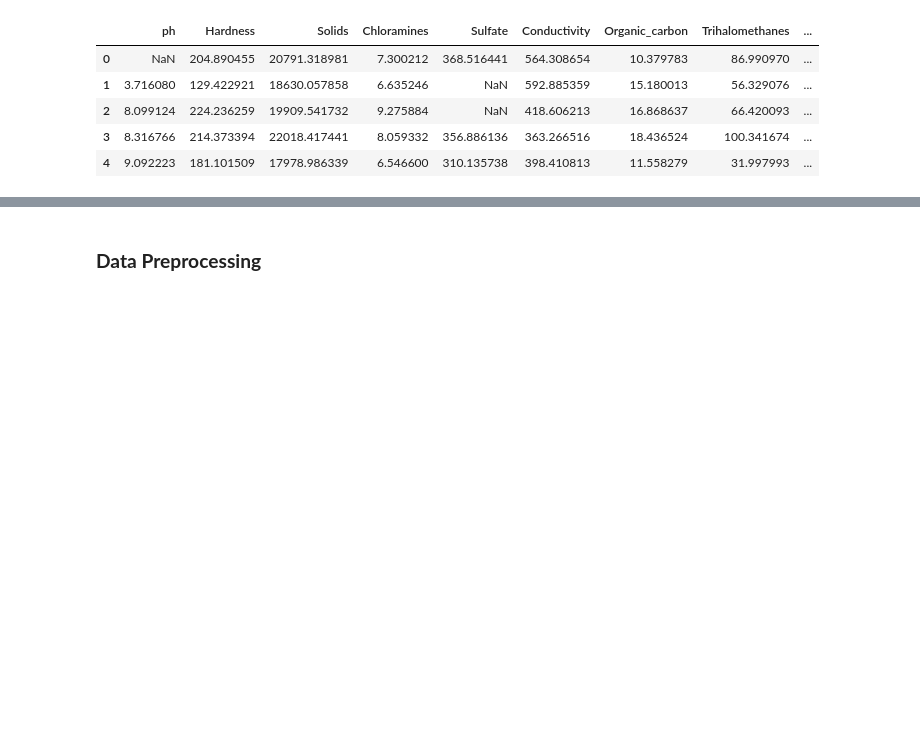
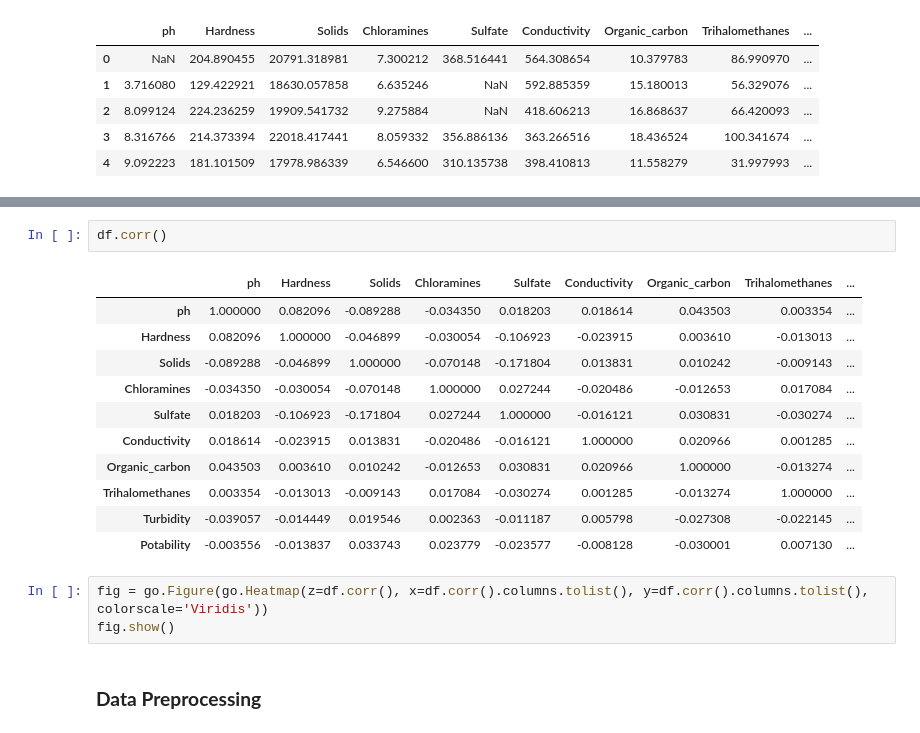
Before and after one commit to AnirudhBagalkotker/Identification_of_Portable_Water_ML_Model, a Jupyter notebook: BITS_F464_Project_Template_Sem_1_2023.ipynb, the cells around one changed output, grey strips where cells are left out. Cells and saved outputs as stored; diff of their text form; blank space fills up the shorter version.

```diff
--- a/BITS_F464_Project_Template_Sem_1_2023.ipynb
+++ b/BITS_F464_Project_Template_Sem_1_2023.ipynb
@@ -39,3 +102,20 @@ df.head()
+# %%
+df.corr()
+# %% [output]
+|  | ph | Hardness | Solids | Chloramines | Sulfate | Conductivity | Organic_carbon | Trihalomethanes | ... |
+| ph | 1.000000 | 0.082096 | -0.089288 | -0.034350 | 0.018203 | 0.018614 | 0.043503 | 0.003354 | ... |
+| Hardness | 0.082096 | 1.000000 | -0.046899 | -0.030054 | -0.106923 | -0.023915 | 0.003610 | -0.013013 | ... |
+| Solids | -0.089288 | -0.046899 | 1.000000 | -0.070148 | -0.171804 | 0.013831 | 0.010242 | -0.009143 | ... |
+| Chloramines | -0.034350 | -0.030054 | -0.070148 | 1.000000 | 0.027244 | -0.020486 | -0.012653 | 0.017084 | ... |
+| Sulfate | 0.018203 | -0.106923 | -0.171804 | 0.027244 | 1.000000 | -0.016121 | 0.030831 | -0.030274 | ... |
+| Conductivity | 0.018614 | -0.023915 | 0.013831 | -0.020486 | -0.016121 | 1.000000 | 0.020966 | 0.001285 | ... |
+| Organic_carbon | 0.043503 | 0.003610 | 0.010242 | -0.012653 | 0.030831 | 0.020966 | 1.000000 | -0.013274 | ... |
+| Trihalomethanes | 0.003354 | -0.013013 | -0.009143 | 0.017084 | -0.030274 | 0.001285 | -0.013274 | 1.000000 | ... |
+| Turbidity | -0.039057 | -0.014449 | 0.019546 | 0.002363 | -0.011187 | 0.005798 | -0.027308 | -0.022145 | ... |
+| Potability | -0.003556 | -0.013837 | 0.033743 | 0.023779 | -0.023577 | -0.008128 | -0.030001 | 0.007130 | ... |
+# %%
+fig = go.Figure(go.Heatmap(z=df.corr(), x=df.corr().columns.tolist(), y=df.corr().columns.tolist(), colorscale='Viridis'))
+fig.show()
 # %% [markdown]
 ### **Data Preprocessing**
 # %%
```
Also changed, not shown: parts of 11 cells of this notebook, 1 other file.
